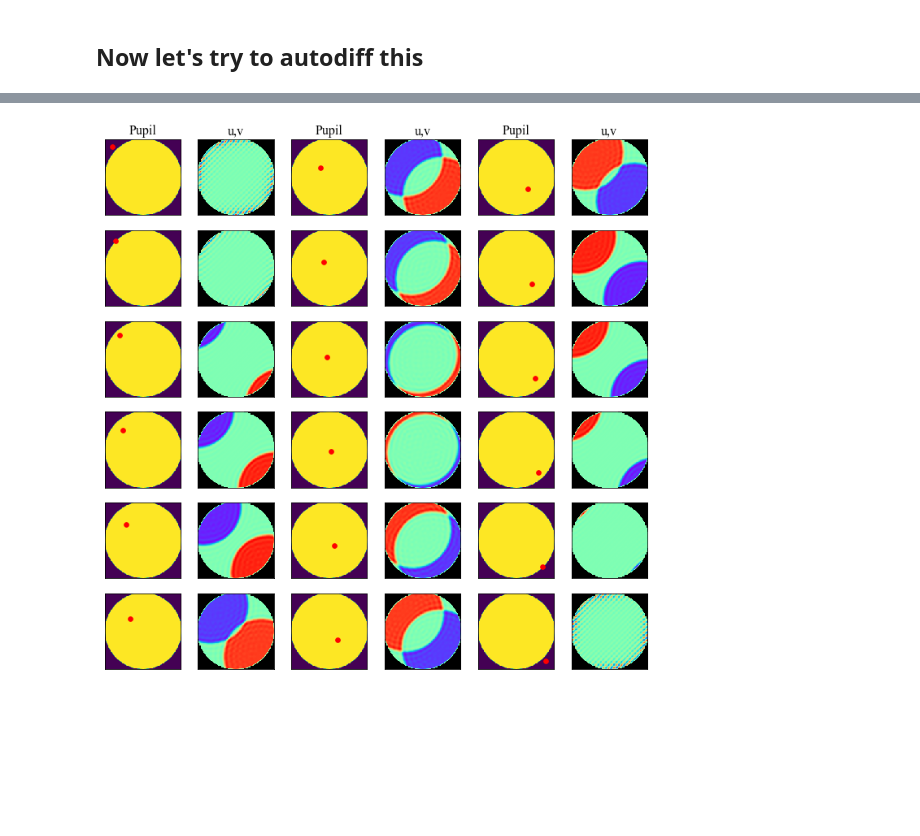
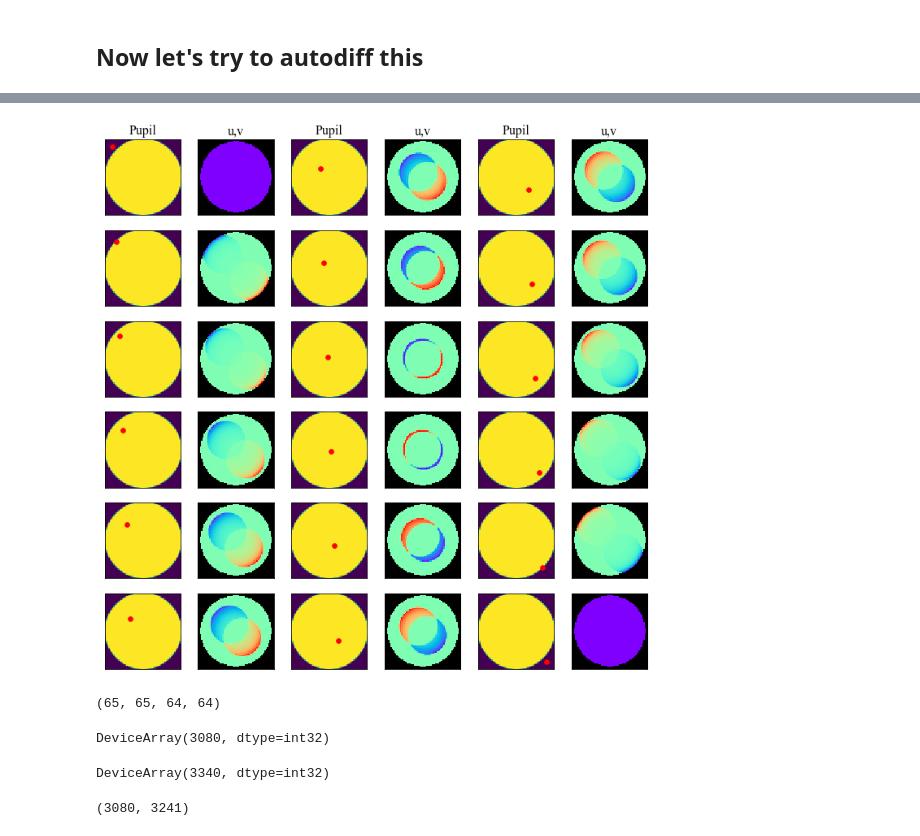
Before and after one commit to LouisDesdoigts/morphine, a Jupyter notebook: notebooks/morphine_uv.ipynb, the cells around one changed output, grey strips where cells are left out. Drawn from its saved outputs; the diff is of its cells as text; code cells hidden in the pictures; blank space fills up the shorter version.

Commit message:
fixed uv plane

```diff
--- a/notebooks/morphine_uv.ipynb
+++ b/notebooks/morphine_uv.ipynb
@@ -217,18 +215,9 @@ plt.imshow(psf.amplitude**0.5)
 # %% [markdown]
 ## Now let's try to autodiff this
 # %%
-NPIX = 128
-
-RADIUS = 2.0 # meters
-WAVELENGTH = 2.0e-6 # meters
-PIXSCALE = 0.07 # arcsec / pix
-FOV = 3 # arcsec
-NWAVES = 1.0
-
-
 def psf_from_phasescreen(phasescreen,wavel=WAVELENGTH):
     osys = poppy.OpticalSystem(npix=NPIX)
-    circular_aperture = poppy.CircularAperture(radius=RADIUS)
+    circular_aperture = poppy.CircularAperture(radius=RADIUS,gray_pixel=False)
     osys.add_pupil(circular_aperture)
 
     wf = osys.input_wavefront()
@@ -241,7 +230,7 @@ def psf_from_phasescreen(phasescreen,wavel=WAVELENGTH):
 
 def end_to_end(phasescreen):
     psf, osys = psf_from_phasescreen(phasescreen)
-    return calc_uv(psf,osys,npix=NPIX)
+    return calc_uv(psf,osys,npix=NPIX+1)
 
 def uv_phase(phasescreen):
     return np.angle(end_to_end(phasescreen))
@@ -280,7 +273,7 @@ print(toc-tic)
 # %%
 otf = end_to_end(zero_phase)
 # %%
-support = np.abs(otf) > 1e-5
+support = np.abs(otf) > 7.5e-5
 plt.imshow(support)
 # %% [output]
 <matplotlib.image.AxesImage at 0x...>
@@ -287,0 +281,6 @@ plt.imshow(support)
+# %%
+indices = 20
+
+phases = onp.copy(thisgrad[:,:,indices,indices])
+phases[support<1.] = np.nan
+plt.imshow(phases,cmap=phasemap)
@@ -287,0 +290,7 @@ plt.imshow(support)
+# %%
+indices = 20
+pupil_trans = osys.planes[0].transmission
+phasescreen_test = onp.zeros_like(pupil_trans)
+phasescreen_test[indices,indices] = 0.1
+
+plt.imshow(phasescreen_test)
@@ -288,35 +307,50 @@ plt.imshow(support)
 # %%
 fig, ax = plt.subplots(6,6,figsize=(12, 12))
 columns = 2
 rows = 6
-indices = 12
+indices = 10
 fs = 16
 
+index_step = onp.floor((thisgrad.shape[3])/((3.*rows))).astype('int')
+
+indices = index_step+3
 
 for j in [0,2,4]:
     for i in range(rows):
 #         print(indices)
 #         ax[i,1+j].imshow(thisgrad[indices,indices,:,:],cmap=phasemap)
-        phases = onp.copy(thisgrad[indices,indices,:,:])
+        phases = onp.copy(thisgrad[:,:,indices,indices])
         pupil_trans = osys.planes[0].transmission
-        phases[pupil_trans==0] = np.nan
+        phases[support<1.] = np.nan
         ax[i,1+j].imshow(phases,cmap=phasemap)
 
         ax[i,1+j].set_xticks([])
         ax[i,1+j].set_yticks([])
         if i ==0:
             ax[i,1+j].set_title('u,v',fontsize=fs)
             ax[i,j].set_title('Pupil',fontsize=fs)
 
         ax[i,j].imshow(pupil_trans)
         ax[i,j].scatter(indices,indices,s=32,c='r')
         ax[i,j].set_xticks([])
         ax[i,j].set_yticks([])
 
-        indices += 6
+        indices += index_step
 
 # plt.savefig('jacobian.png',bbox_inches='tight')
 plt.savefig('/Users/benjaminpope/code/anoroc/paper/jacobian.pdf',bbox_inches='tight')
 # %% [output]
-[figure, old version]
+[figure, new version]
+# %%
+thisgrad.shape
+# %% [output]
+(65, 65, 64, 64)
+# %%
+np.sum(pupil_trans==1.)
+# %% [output]
+DeviceArray(3080, dtype=int32)
+# %%
+np.sum(pupil_trans>0)
+# %% [output]
+DeviceArray(3340, dtype=int32)
 # %%
@@ -324,3 +358,7 @@ transfer_martinache = thisgrad[support>0,:,:][:,pupil_trans>0]
+# %%
+transfer_martinache.shape
+# %% [output]
+(3080, 3241)
 # %%
 %%time
 u1, s1, v1 = np.linalg.svd(transfer_martinache,full_matrices=False)
```
Also changed, not shown: parts of 27 cells of this notebook.
